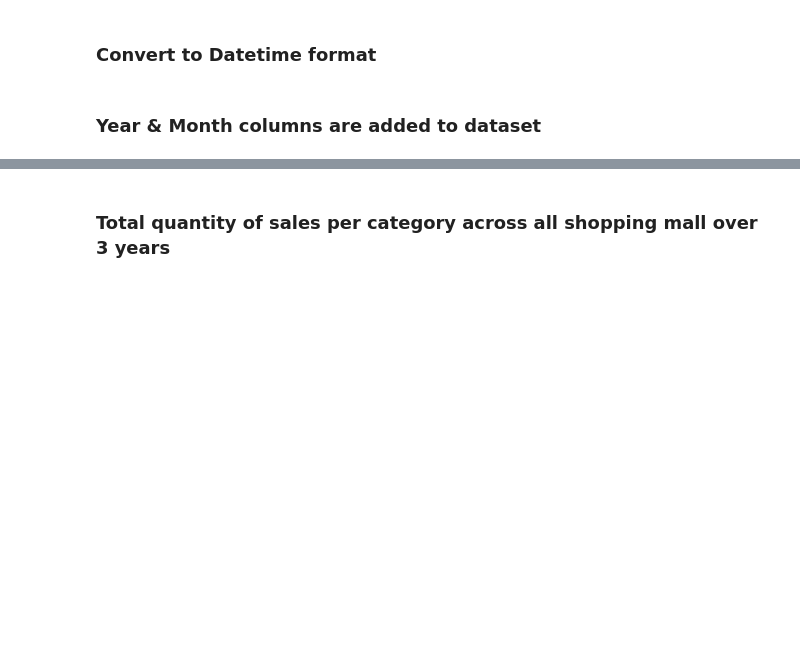
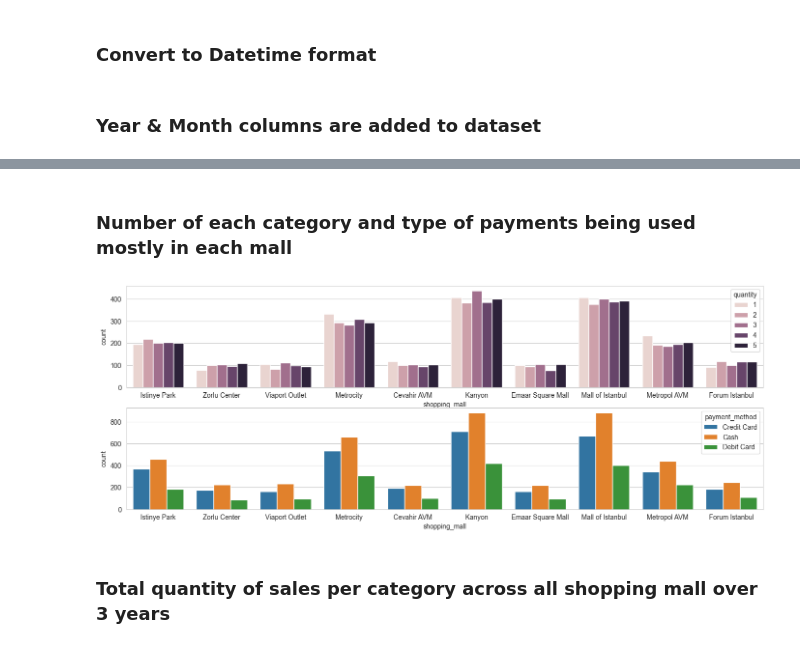
Before and after one commit to mrnnasir/project_shopping_mall, a Jupyter notebook: jupyter_notebooks/shopping_mall_project.ipynb, the cells around one changed output, grey strips where cells are left out. Cells and saved outputs as stored; diff of their text form; code cells hidden in the pictures; blank space fills up the shorter version.

```diff
--- a/jupyter_notebooks/shopping_mall_project.ipynb
+++ b/jupyter_notebooks/shopping_mall_project.ipynb
@@ -245,3 +246,13 @@ dfc.head()
+# %% [markdown]
+### Number of each category and type of payments being used mostly in each mall
+# %%
+fig, axes = plt.subplots(nrows=2, ncols=1, figsize=(17,6))
+sns.countplot(data=dfc, x="shopping_mall", hue='quantity', ax=axes[0]),
+sns.countplot(data=dfc, x="shopping_mall", hue='payment_method', ax=axes[1])
+
+plt.show()
+# %% [output]
+[figure, added]
 # %% [markdown]
 ### Total quantity of sales per category across all shopping mall over 3 years
 # %%
```
Also changed, not shown: parts of 23 cells of this notebook, 3 other files.
